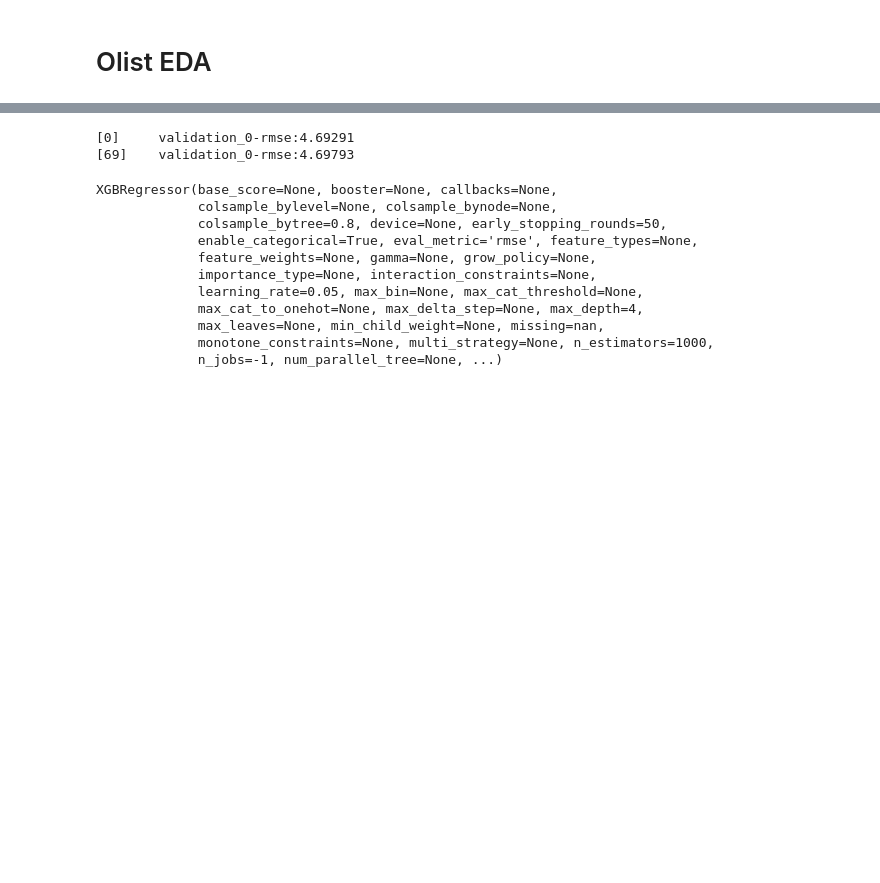
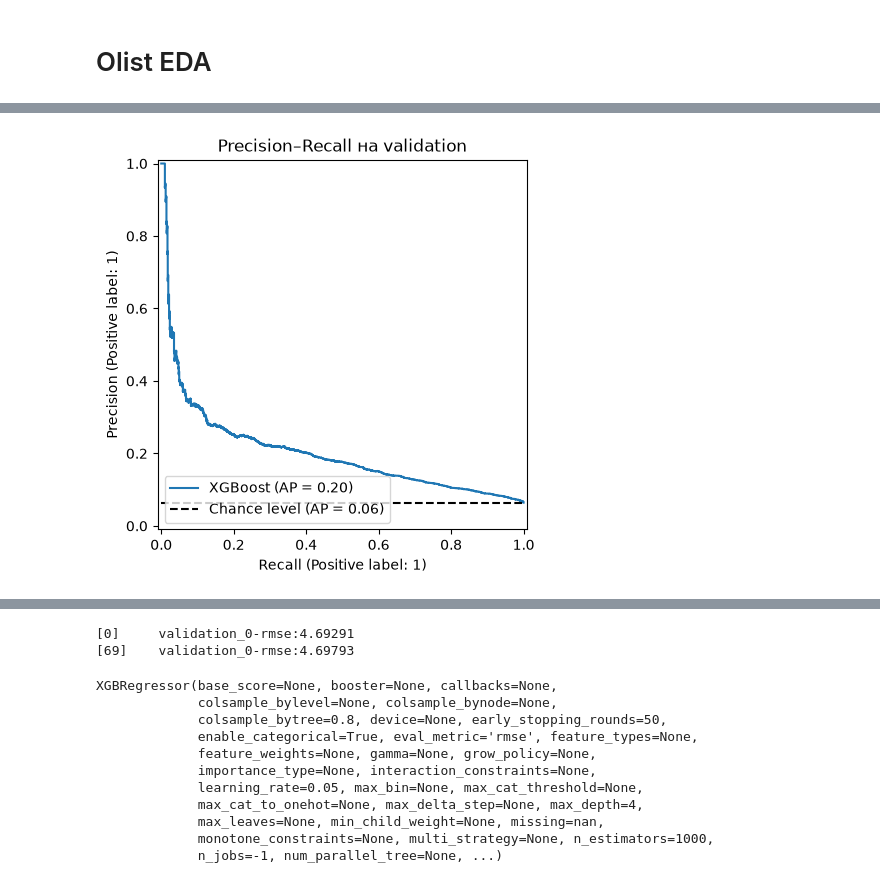
Before and after one commit to YanHab/delivery_delay, a Jupyter notebook: notebooks/eda_01.ipynb, the cells around one changed output, grey strips where cells are left out. Cells and saved outputs as stored; diff of their text form; code cells hidden in the pictures; blank space fills up the shorter version.

```diff
--- a/notebooks/eda_01.ipynb
+++ b/notebooks/eda_01.ipynb
@@ -246,5 +294,5 @@ min           0.000000
 max         188.000000
 Name: overdue_days, dtype: float64
 # %%
-X = baseline_data.drop("overdue_days", axis = 1)
-y = baseline_data["overdue_days"]
+X = baseline_data.drop(["overdue_days", "is_delay"], axis = 1)
+y = baseline_data["is_delay"]
@@ -283,0 +440,25 @@ print(X_val_encoded.shape)
+# %%
+from xgboost import XGBClassifier
+
+xgb_cls = XGBClassifier(
+    objective="binary:logistic",
+    n_estimators=1000,
+    learning_rate=0.05,
+    max_depth=5,
+    min_child_weight=3,
+    subsample=0.8,
+    colsample_bytree=0.8,
+    tree_method="hist",
+    eval_metric="aucpr",
+    early_stopping_rounds=50,
+    random_state=42,
+    n_jobs=-1,
+    reg_lambda=1,
+)
+
+xgb_cls.fit(
+    X_train_encoded,
+    y_train,
+    eval_set=[(X_val_encoded, y_val)],
+    verbose=100,
+)
@@ -283,0 +542,17 @@ print(X_val_encoded.shape)
+# %%
+import matplotlib.pyplot as plt
+from sklearn.metrics import PrecisionRecallDisplay
+
+scores_val = xgb_cls.predict_proba(X_val_encoded)[:, 1]
+
+PrecisionRecallDisplay.from_predictions(
+    y_val,
+    scores_val,
+    name="XGBoost",
+    plot_chance_level=True,
+)
+
+plt.title("Precision–Recall на validation")
+plt.show()
+# %% [output]
+[figure, added]
```
Also changed, not shown: parts of 27 cells of this notebook.
